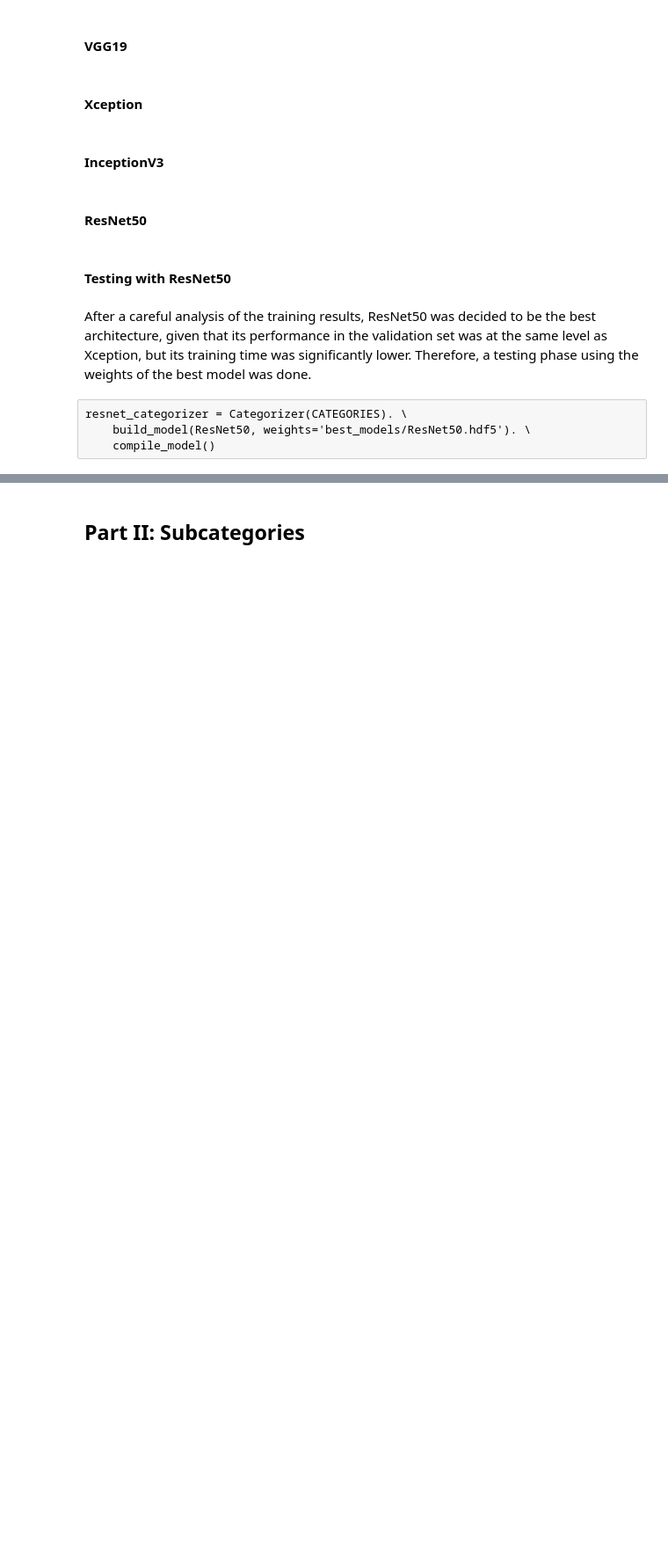
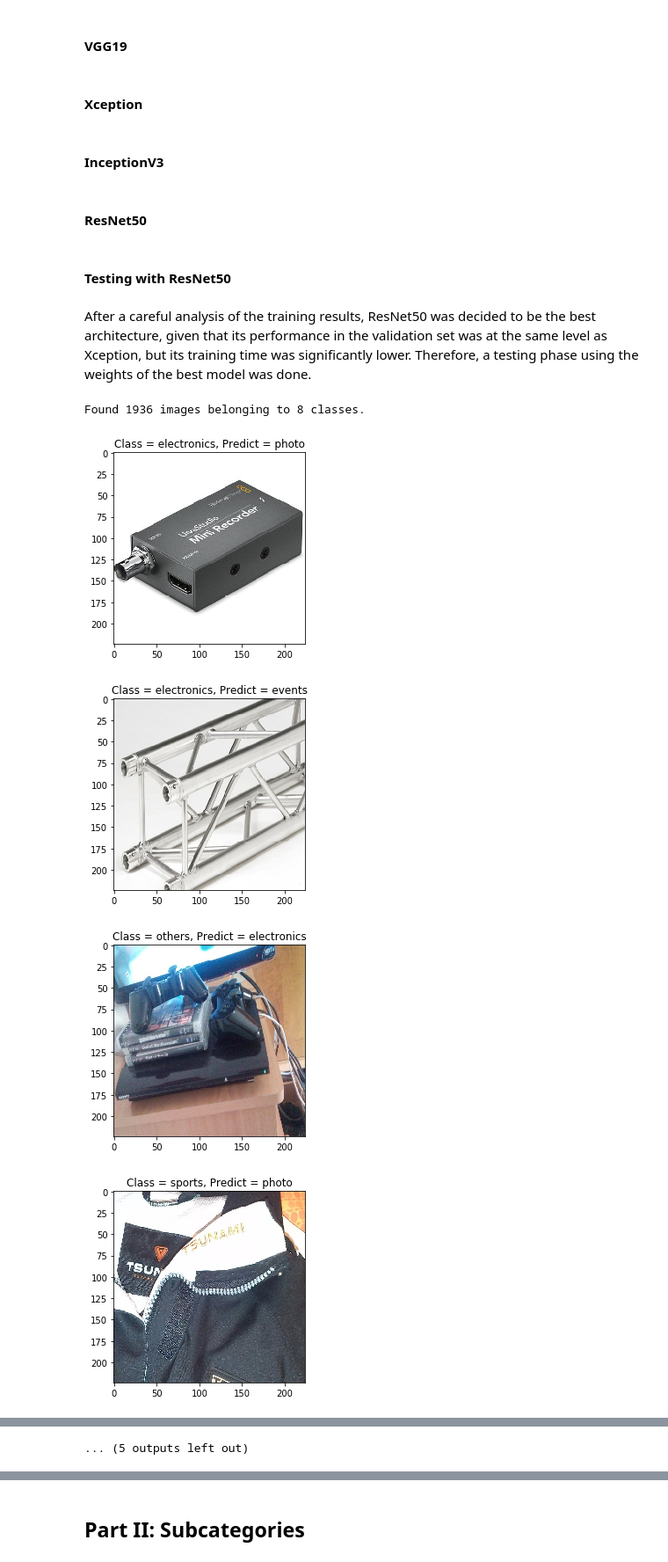
Before and after one commit to josruice/dlforcv-final-project, a Jupyter notebook: Final-Project.ipynb, the cells around one changed output, grey strips where cells are left out. Shown at 88% size. Cells and saved outputs as stored; diff of their text form; code cells hidden in the pictures; blank space fills up the shorter version.

Commit message:
Subcategories results obtained. Missing conclusions and including images.

```diff
--- a/Final-Project.ipynb
+++ b/Final-Project.ipynb
@@ -433,7 +430,7 @@ class Categorizer:
             num_gen_samples += X_batch.shape[0]
 
             if num_misclassified_shown < show_num_misclassified:
-                for i, y_real, y_pred in enumerate(zip(Y_batch_real_classes, Y_batch_pred_classes)):
+                for i, (y_real, y_pred) in enumerate(zip(Y_batch_real_classes, Y_batch_pred_classes)):
                     if y_real != y_pred:
                         show_sample(X_batch[i], y_real, self.classes.values(), y_pred)
                         num_misclassified_shown += 1
@@ -611,7 +623,3 @@ categorizer = Categorizer(CATEGORIES). \
 #### Testing with ResNet50
 # %% [markdown]
 After a careful analysis of the training results, ResNet50 was decided to be the best architecture, given that its performance in the validation set was at the same level as Xception, but its training time was significantly lower. Therefore, a testing phase using the weights of the best model was done.
-# %% [raw]
-resnet_categorizer = Categorizer(CATEGORIES). \
-    build_model(ResNet50, weights='best_models/ResNet50.hdf5'). \
-    compile_model()
@@ -621,0 +626,12 @@ cnf_matrix.max()/2
+# %%
+resnet_categorizer = Categorizer(CATEGORIES). \
+    build_model(ResNet50, weights='best_models/ResNet50.hdf5'). \
+    compile_model()
+# %%
+accuracy, y_pred, y_real = resnet_categorizer.evaluate(categories_test_data_dir, show_num_misclassified=10)
+# %% [output]
+Found 1936 images belonging to 8 classes.
+[figure, added]
+[figure, added]
+[figure, added]
+[figure, added]
@@ -622 +645,2 @@ cnf_matrix.max()/2
+... (5 outputs left out)
 # %%
```
Also changed, not shown: parts of 35 cells of this notebook, 9 other files.
